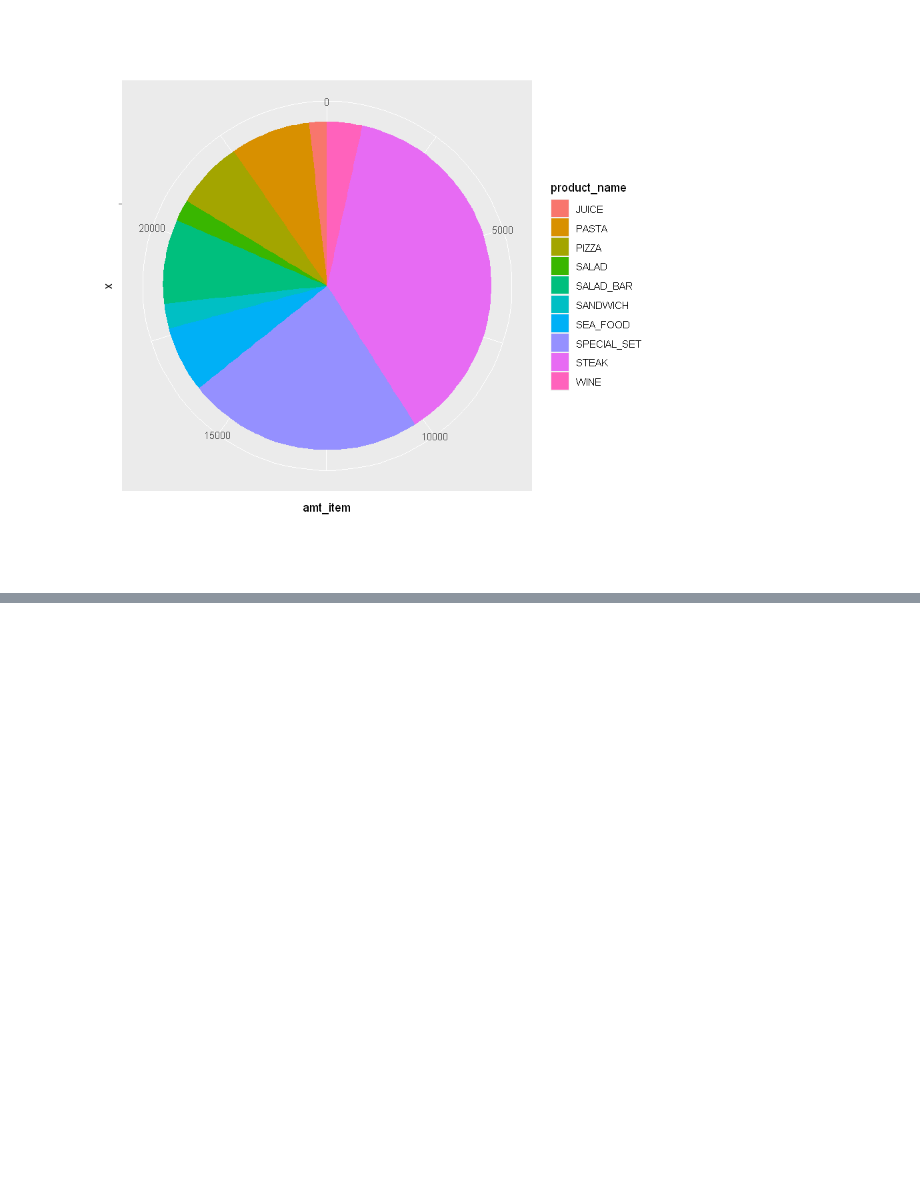
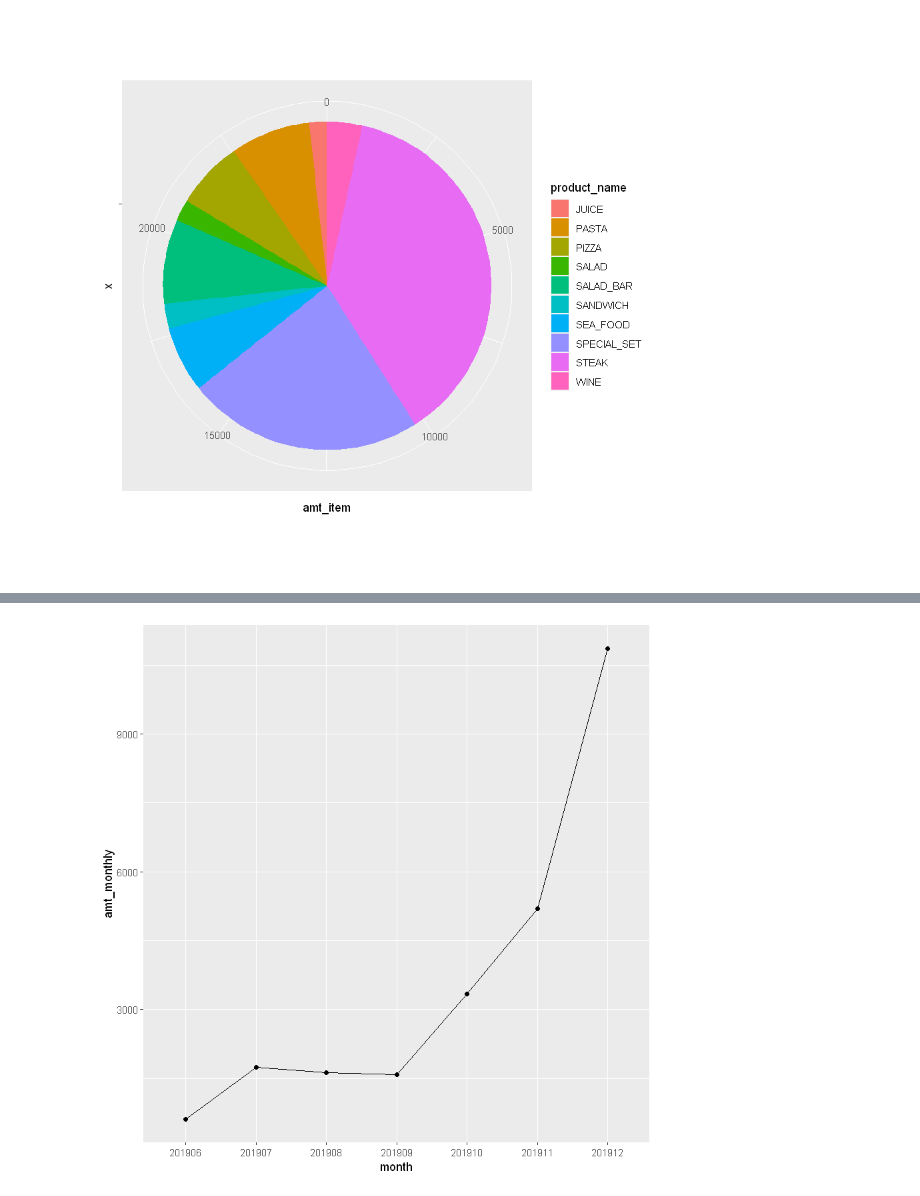
Before and after one commit to gored-boop/pythonbasic, a Jupyter notebook: rclass8.ipynb, the cells around one changed output, grey strips where cells are left out. Cells and saved outputs as stored; diff of their text form; code cells hidden in the pictures; blank space fills up the shorter version.

```diff
--- a/rclass8.ipynb
+++ b/rclass8.ipynb
@@ -256,0 +302,6 @@ Returning the palette you asked for with that many colors
+# %%
+ggplot(total_amt, aes(x = month, y = amt_monthly, group = 1)) +
+geom_line()+
+geom_point()
+# %% [output]
+[figure, added]
```
Also changed, not shown: parts of 14 cells of this notebook.
